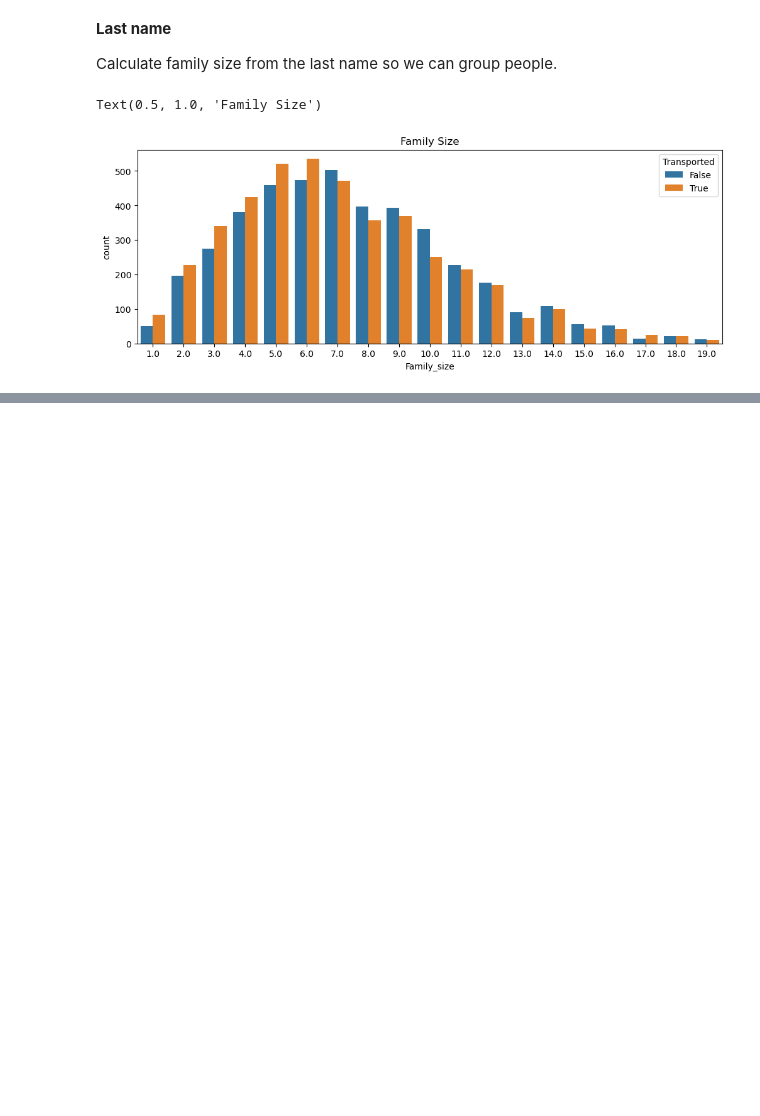
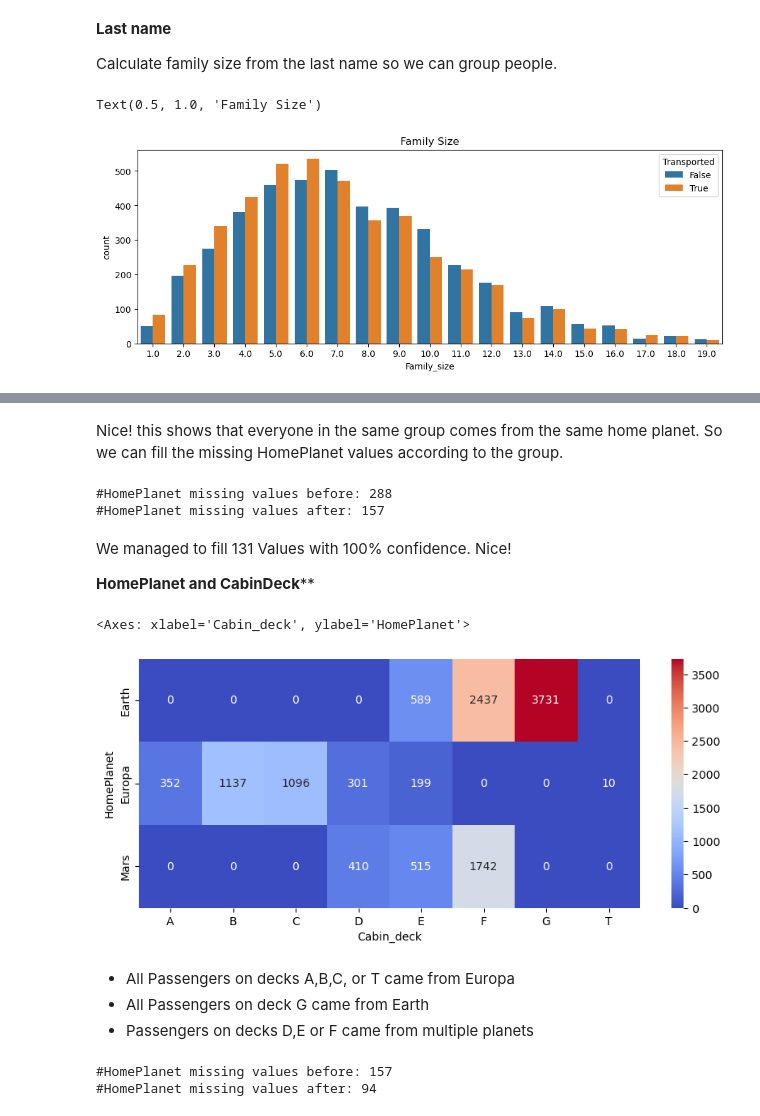
Before and after one commit to cclores1/Gantry-Kinematics, a Jupyter notebook: space-titanic-competition-v1-1.ipynb, the cells around one changed output, grey strips where cells are left out. Drawn from its saved outputs; the diff is of its cells as text; code cells hidden in the pictures; blank space fills up the shorter version.

```diff
--- a/space-titanic-competition-v1-1.ipynb
+++ b/space-titanic-competition-v1-1.ipynb
@@ -453,0 +532,4 @@ Text(0.5, 1.0, 'Family Size')
+# %%
+# Joint distribution of Group and HomePlanet
+GHP_gb=data.groupby(['Group','HomePlanet'])['HomePlanet'].size().unstack().fillna(0)
+GHP_gb.head()
@@ -453,0 +544,54 @@ Text(0.5, 1.0, 'Family Size')
+# %% [markdown]
+Nice! this shows that everyone in the same group comes from the same home planet. So we can fill the missing HomePlanet values according to the group.
+# %%
+# Missing values before
+HP_bef=data['HomePlanet'].isna().sum()
+
+# Passengers with missing HomePlanet and in a group with known HomePlanet
+GHP_index=data[data['HomePlanet'].isna()][(data[data['HomePlanet'].isna()]['Group']).isin(GHP_gb.index)].index
+
+# Fill corresponding missing values
+data.loc[GHP_index,'HomePlanet']=data.iloc[GHP_index,:]['Group'].map(lambda x: GHP_gb.idxmax(axis=1)[x])
+
+# Print number of missing values left
+print('#HomePlanet missing values before:',HP_bef)
+print('#HomePlanet missing values after:',data['HomePlanet'].isna().sum())
+# %% [output]
+#HomePlanet missing values before: 288
+#HomePlanet missing values after: 157
+# %% [markdown]
+We managed to fill 131 Values with 100% confidence. Nice!
+
+**HomePlanet and CabinDeck****
+# %%
+# Joint distribution of CabinDeck and HomePlanet
+
+CDHP_gb = data.groupby(['Cabin_deck','HomePlanet'])['HomePlanet'].size().unstack().fillna(0)
+
+#heatmap of missing values
+plt.figure(figsize=(10,4))
+sns.heatmap(CDHP_gb.T, annot=True, fmt='g', cmap='coolwarm')
+# %% [output]
+<Axes: xlabel='Cabin_deck', ylabel='HomePlanet'>
+[figure, added]
+# %% [markdown]
+* All Passengers on decks A,B,C, or T came from Europa
+* All Passengers on deck G came from Earth
+* Passengers on decks D,E or F came from multiple planets
+# %%
+# missing values before
+HP_bef=data['HomePlanet'].isna().sum()
+
+#Decks A, B, C, or T came from  Europa
+data.loc[(data['HomePlanet'].isna()) & (data['Cabin_deck'].isin(['A','B','C','T'])), 'HomePlanet']= 'Europa'
+
+#Deck G came from Earth
+data.loc[(data['HomePlanet'].isna()) & (data['Cabin_deck'].isin(['G'])), 'HomePlanet']= 'Earth'
+
+
+#print number of missing values left
+print('#HomePlanet missing values before:', HP_bef)
+print('#HomePlanet missing values after:', data['HomePlanet'].isna().sum())
+# %% [output]
+#HomePlanet missing values before: 157
+#HomePlanet missing values after: 94
```
Also changed, not shown: parts of 22 cells of this notebook.
